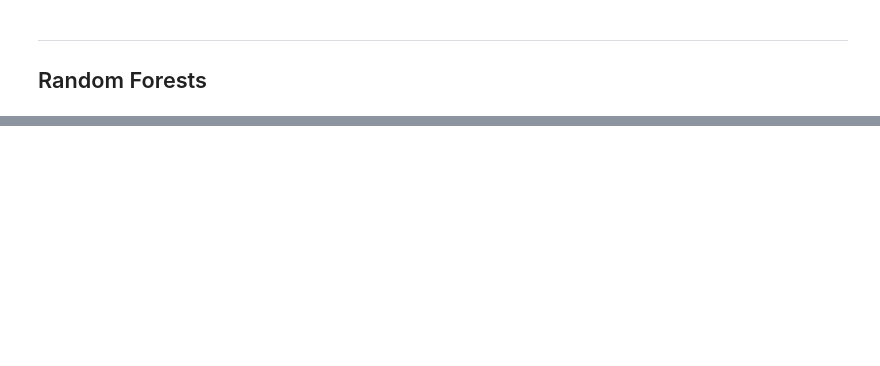
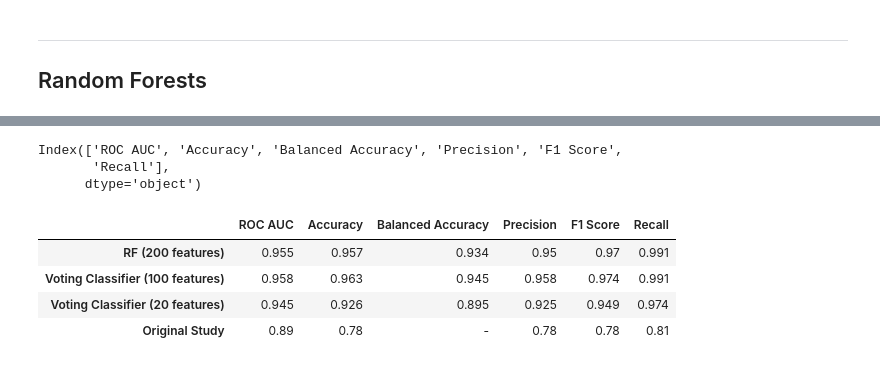
Before and after one commit to wvirany/microbiome, a Jupyter notebook: microbiome.ipynb, the cells around one changed output, grey strips where cells are left out. Saved outputs shown, nothing was run; the diff lists cells and outputs as text; code cells hidden in the pictures; blank space fills up the shorter version.

Commit message:
[A] Add final summary of results

```diff
--- a/microbiome.ipynb
+++ b/microbiome.ipynb
@@ -632,0 +633,52 @@ plt.show();
+# %%
+K_test = X_test.copy()
+J_test = X_test.copy()
+test20 = X_test.copy()
+
+K_test, J_test, test20 = K_test[K_train.columns], J_test[J_train.columns], test20[train20.columns]
+# %%
+from sklearn.metrics import (accuracy_score, precision_score, recall_score,
+                           f1_score, balanced_accuracy_score)
+
+def get_metrics(model, X, y, svm=True):
+    """Calculate classification metrics for a fitted model."""
+    y_pred = model.predict(X)
+
+    return {
+        'ROC AUC': roc_auc_score(y, model.predict_proba(X)[:, 1]),
+        'Accuracy': accuracy_score(y, y_pred),
+        'Balanced Accuracy': balanced_accuracy_score(y, y_pred),
+        'Precision': precision_score(y, y_pred),
+        'F1 Score': f1_score(y, y_pred),
+        'Recall': recall_score(y, y_pred)
+    }
+
+# Calculate metrics for each model on test set
+models = {
+    'RF (200 features)': (rf, K_test),
+    'Voting Classifier (100 features)': (clf, J_test),
+    'Voting Classifier (20 features)': (clf20, test20)
+}
+
+results = {name: get_metrics(model, X, y_test)
+          for name, (model, X) in models.items()}
+
+# Create DataFrame for easy comparison
+df_results = pd.DataFrame(results).round(3)
+# %%
+df_results.T.columns
+# %% [output]
+Index(['ROC AUC', 'Accuracy', 'Balanced Accuracy', 'Precision', 'F1 Score',
+       'Recall'],
+      dtype='object')
+# %%
+original_study = [0.890, .78, '-', .78, .78, .81]
+df_results['Original Study'] = original_study
+# %%
+df_results.T
+# %% [output]
+|  | ROC AUC | Accuracy | Balanced Accuracy | Precision | F1 Score | Recall |
+| RF (200 features) | 0.955 | 0.957 | 0.934 | 0.95 | 0.97 | 0.991 |
+| Voting Classifier (100 features) | 0.958 | 0.963 | 0.945 | 0.958 | 0.974 | 0.991 |
+| Voting Classifier (20 features) | 0.945 | 0.926 | 0.895 | 0.925 | 0.949 | 0.974 |
+| Original Study | 0.89 | 0.78 | - | 0.78 | 0.78 | 0.81 |
```
Also changed, not shown: parts of 11 cells of this notebook, 1 other file.
